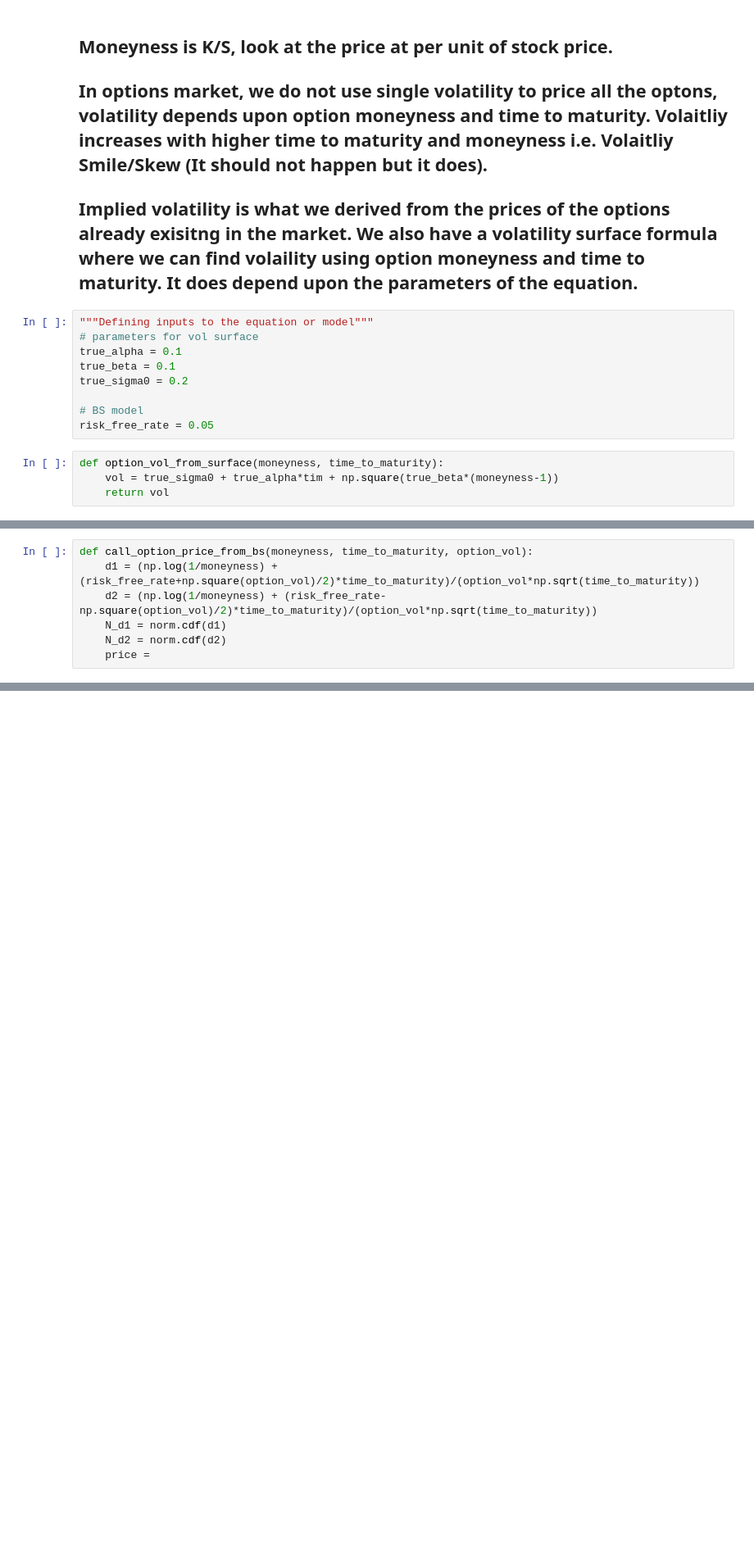
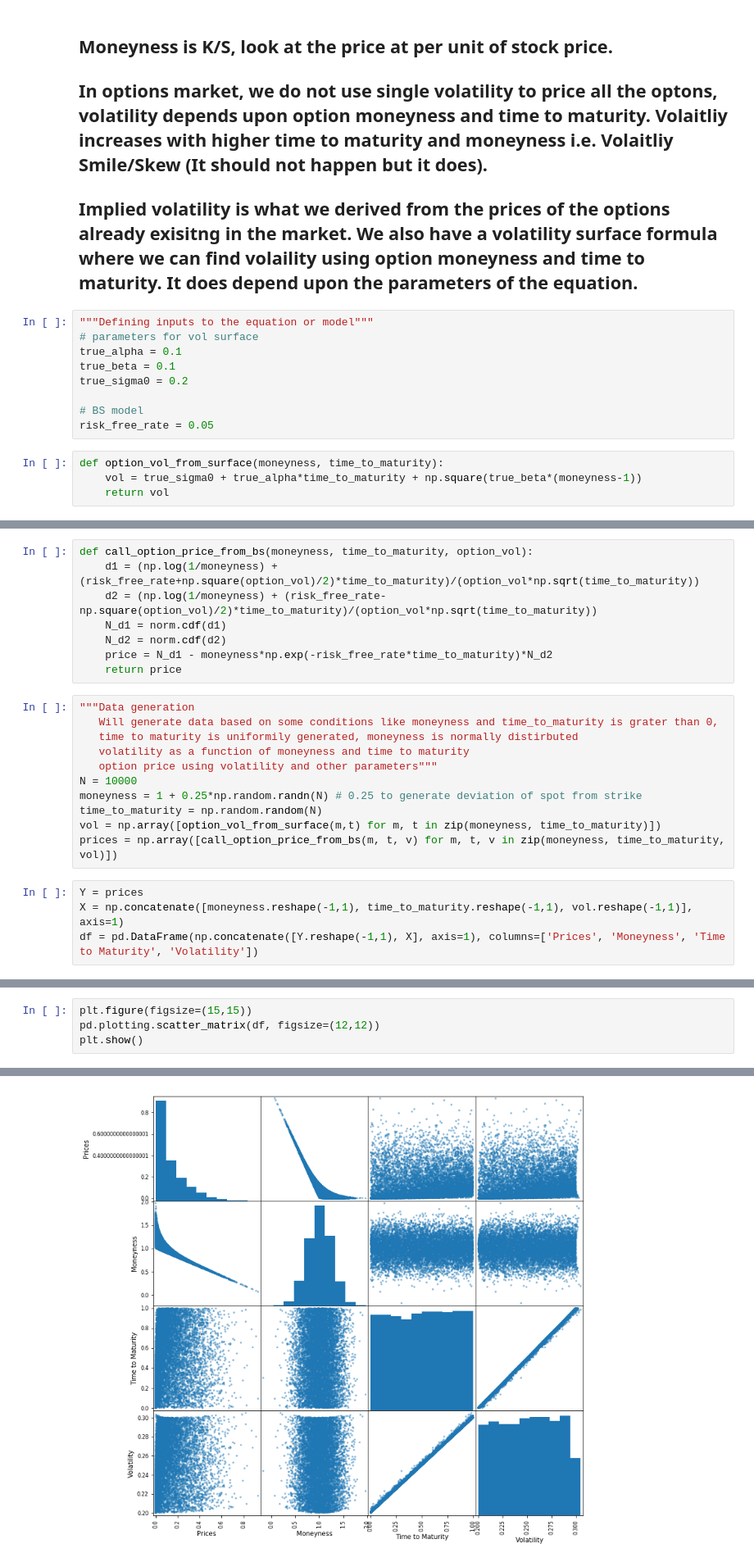
Before and after one commit to Karanpalshekhawat/ml_case_studies_finance_book, a Jupyter notebook: derivative_pricing.ipynb, the cells around one changed output, grey strips where cells are left out. Shown at 82% size. Drawn from its saved outputs; the diff is of its cells as text; blank space fills up the shorter version.

Commit message:
plot added for valaution using formulas

```diff
--- a/derivative_pricing.ipynb
+++ b/derivative_pricing.ipynb
@@ -32,5 +32,5 @@ true_sigma0 = 0.2
 risk_free_rate = 0.05
 # %%
 def option_vol_from_surface(moneyness, time_to_maturity):
-    vol = true_sigma0 + true_alpha*tim + np.square(true_beta*(moneyness-1))
+    vol = true_sigma0 + true_alpha*time_to_maturity + np.square(true_beta*(moneyness-1))
     return vol
@@ -42,4 +42,20 @@ def call_option_price_from_bs(moneyness, time_to_maturity, option_vol):
     d2 = (np.log(1/moneyness) + (risk_free_rate-np.square(option_vol)/2)*time_to_maturity)/(option_vol*np.sqrt(time_to_maturity))
     N_d1 = norm.cdf(d1)
     N_d2 = norm.cdf(d2)
-    price =
+    price = N_d1 - moneyness*np.exp(-risk_free_rate*time_to_maturity)*N_d2
+    return price
+# %%
+"""Data generation
+   Will generate data based on some conditions like moneyness and time_to_maturity is grater than 0,
+   time to maturity is uniformily generated, moneyness is normally distirbuted
+   volatility as a function of moneyness and time to maturity
+   option price using volatility and other parameters"""
+N = 10000
+moneyness = 1 + 0.25*np.random.randn(N) # 0.25 to generate deviation of spot from strike
+time_to_maturity = np.random.random(N)
+vol = np.array([option_vol_from_surface(m,t) for m, t in zip(moneyness, time_to_maturity)])
+prices = np.array([call_option_price_from_bs(m, t, v) for m, t, v in zip(moneyness, time_to_maturity, vol)])
+# %%
+Y = prices
+X = np.concatenate([moneyness.reshape(-1,1), time_to_maturity.reshape(-1,1), vol.reshape(-1,1)], axis=1)
+df = pd.DataFrame(np.concatenate([Y.reshape(-1,1), X], axis=1), columns=['Prices', 'Moneyness', 'Time to Maturity', 'Volatility'])
@@ -45,0 +64,5 @@ def call_option_price_from_bs(moneyness, time_to_maturity, option_vol):
+# %%
+plt.figure(figsize=(15,15))
+pd.plotting.scatter_matrix(df, figsize=(12,12))
+plt.show()
+# %% [output]
@@ -45,0 +70 @@ def call_option_price_from_bs(moneyness, time_to_maturity, option_vol):
+[figure, added]
```
Also changed, not shown: parts of 4 cells of this notebook.
